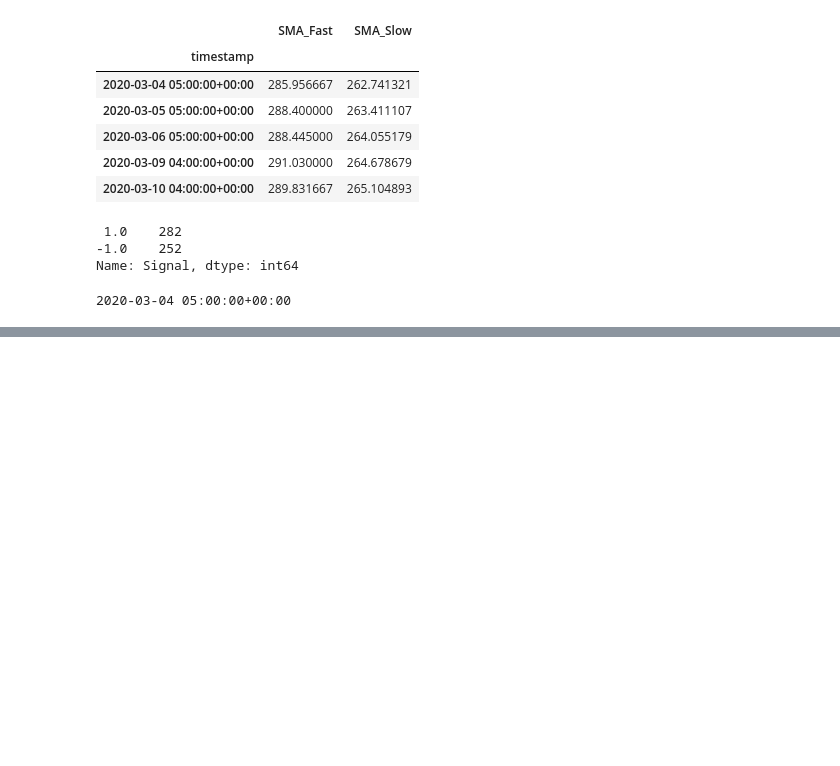
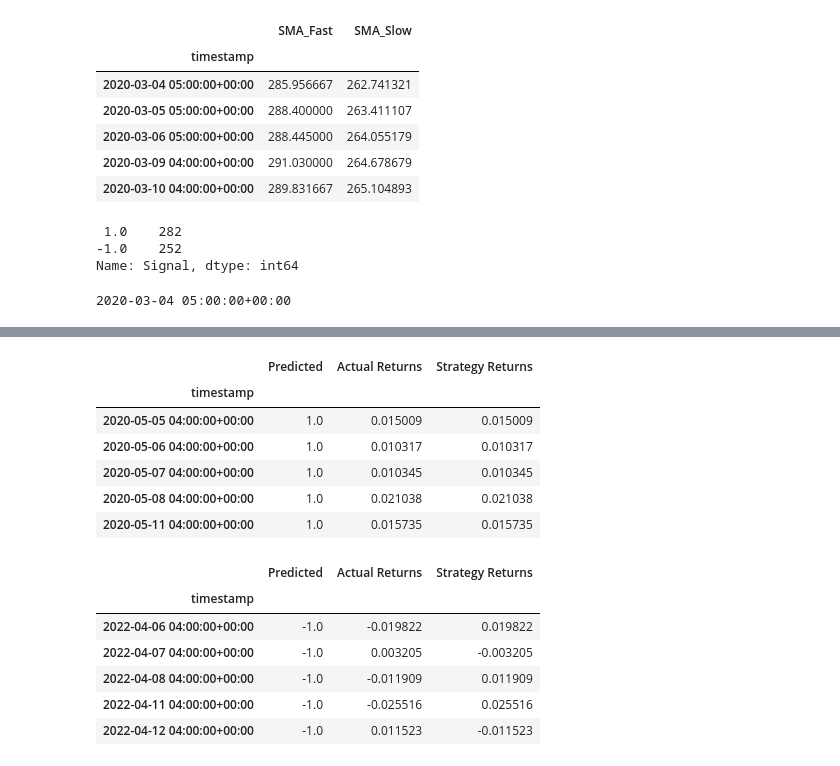
Before and after one commit to lariannrupp/Machine_Learning_Algorithmic_Trading_Bot, a Jupyter notebook: TechSector_Trade_Bot.ipynb, the cells around one changed output, grey strips where cells are left out. Cells and saved outputs as stored; diff of their text form; code cells hidden in the pictures; blank space fills up the shorter version.

```diff
--- a/TechSector_Trade_Bot.ipynb
+++ b/TechSector_Trade_Bot.ipynb
@@ -238,0 +277,12 @@ print(training_begin)
+# %%
+# Scale the features DataFrames
+
+# Create a StandardScaler instance
+scaler = StandardScaler()
+
+# Apply the scaler model to fit the X-train data
+X_scaler = scaler.fit(X_train)
+
+# Transform the X_train and X_test DataFrames using the X_scaler
+X_train_scaled = X_scaler.transform(X_train)
+X_test_scaled = X_scaler.transform(X_test)
@@ -238,0 +318,33 @@ print(training_begin)
+# %%
+# Create a new empty predictions DataFrame.
+
+# Create a predictions DataFrame
+predictions_df = pd.DataFrame(index=X_test.index)
+
+# Add the SVM model predictions to the DataFrame
+predictions_df['Predicted'] = svm_pred
+
+# Add the actual returns to the DataFrame
+predictions_df['Actual Returns'] = signals_df['Actual Returns']
+
+# Add the strategy returns to the DataFrame
+predictions_df['Strategy Returns'] = predictions_df['Actual Returns'] * predictions_df['Predicted']
+
+# Review the DataFrame
+display(predictions_df.head())
+display(predictions_df.tail())
+# %% [output]
+|  | Predicted | Actual Returns | Strategy Returns |
+| timestamp |  |  |  |
+| 2020-05-05 04:00:00+00:00 | 1.0 | 0.015009 | 0.015009 |
+| 2020-05-06 04:00:00+00:00 | 1.0 | 0.010317 | 0.010317 |
+| 2020-05-07 04:00:00+00:00 | 1.0 | 0.010345 | 0.010345 |
+| 2020-05-08 04:00:00+00:00 | 1.0 | 0.021038 | 0.021038 |
+| 2020-05-11 04:00:00+00:00 | 1.0 | 0.015735 | 0.015735 |
+|  | Predicted | Actual Returns | Strategy Returns |
+| timestamp |  |  |  |
+| 2022-04-06 04:00:00+00:00 | -1.0 | -0.019822 | 0.019822 |
+| 2022-04-07 04:00:00+00:00 | -1.0 | 0.003205 | -0.003205 |
+| 2022-04-08 04:00:00+00:00 | -1.0 | -0.011909 | 0.011909 |
+| 2022-04-11 04:00:00+00:00 | -1.0 | -0.025516 | 0.025516 |
+| 2022-04-12 04:00:00+00:00 | -1.0 | 0.011523 | -0.011523 |
```
Also changed, not shown: parts of 15 cells of this notebook.
